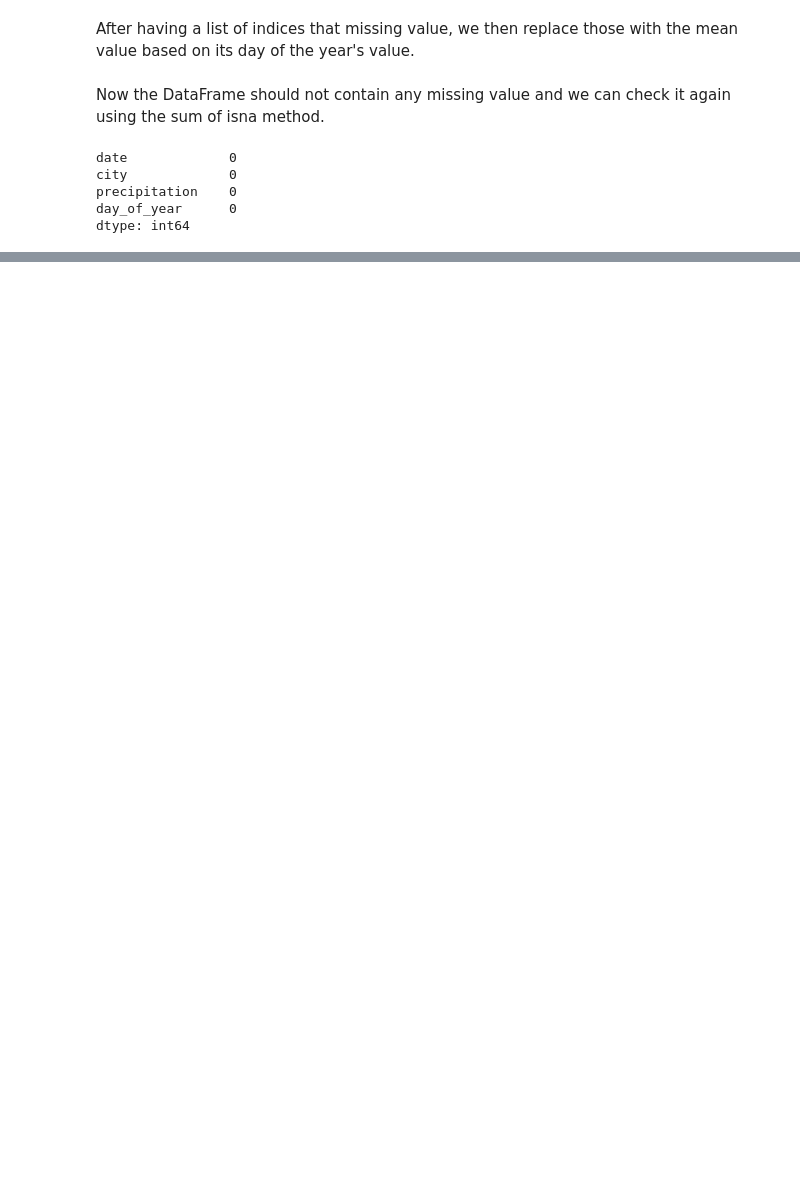
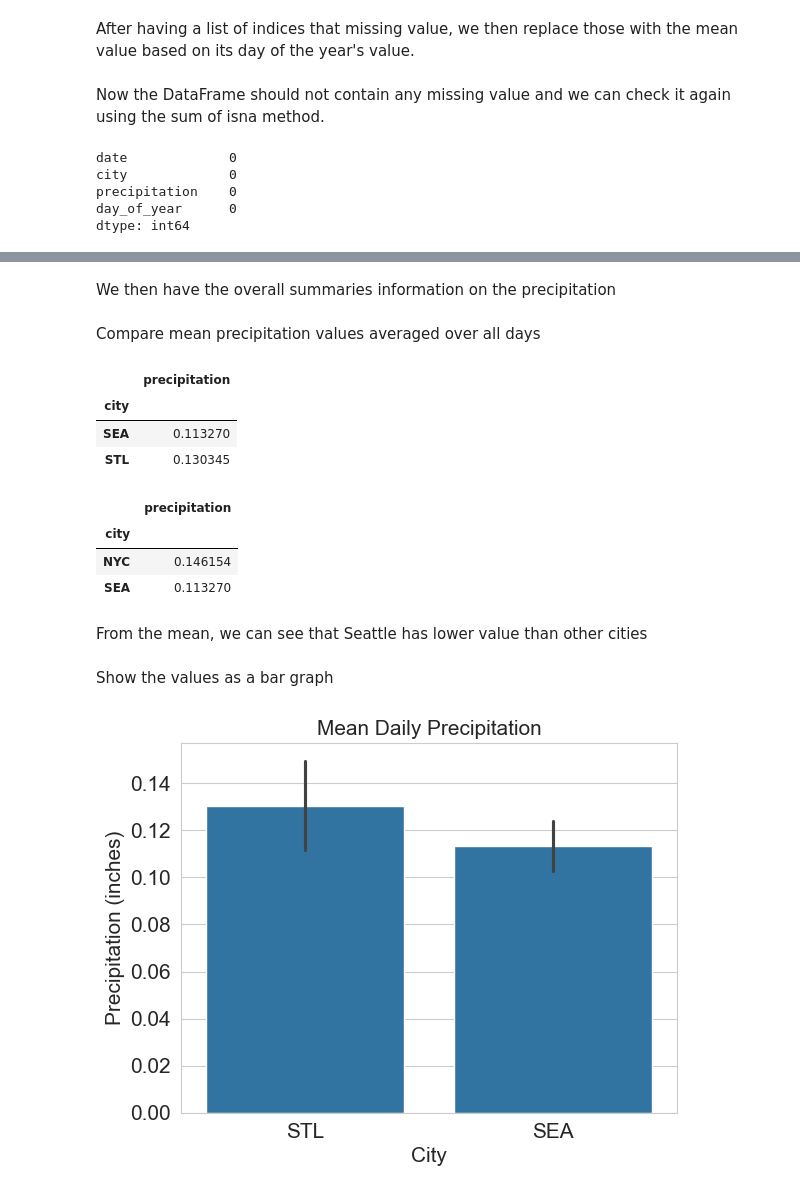
Before and after one commit to TheCong07/data-5100-foundations-of-data-science, a Jupyter notebook: weather/code/Weather_Data_Preparation.ipynb, the cells around one changed output, grey strips where cells are left out. Saved outputs shown, nothing was run; the diff lists cells and outputs as text; code cells hidden in the pictures; blank space fills up the shorter version.

```diff
--- a/weather/code/Weather_Data_Preparation.ipynb
+++ b/weather/code/Weather_Data_Preparation.ipynb
@@ -717,0 +819,34 @@ The cleaned dataset is saved in ../data/clean_seattle_stlouis_weather.csv
+# %% [markdown]
+We then have the overall summaries information on the precipitation
+# %% [markdown]
+Compare mean precipitation values averaged over all days
+# %%
+df[['city', 'precipitation']].groupby('city').mean()
+# %% [output]
+|  | precipitation |
+| city |  |
+| SEA | 0.113270 |
+| STL | 0.130345 |
+# %%
+df2[['city', 'precipitation']].groupby('city').mean()
+# %% [output]
+|  | precipitation |
+| city |  |
+| NYC | 0.146154 |
+| SEA | 0.113270 |
+# %% [markdown]
+From the mean, we can see that Seattle has lower value than other cities
+# %% [markdown]
+Show the values as a bar graph
+# %%
+sns.barplot(data=df, x='city', y='precipitation')
+
+plt.ylabel('Precipitation (inches)', fontsize=15)
+plt.xlabel('City', fontsize=15)
+plt.title('Mean Daily Precipitation', fontsize=15)
+
+plt.tick_params(labelsize=15)
+
+plt.show()
+# %% [output]
+[figure, added]
```
Also changed, not shown: parts of 55 cells of this notebook, 1 other file.
